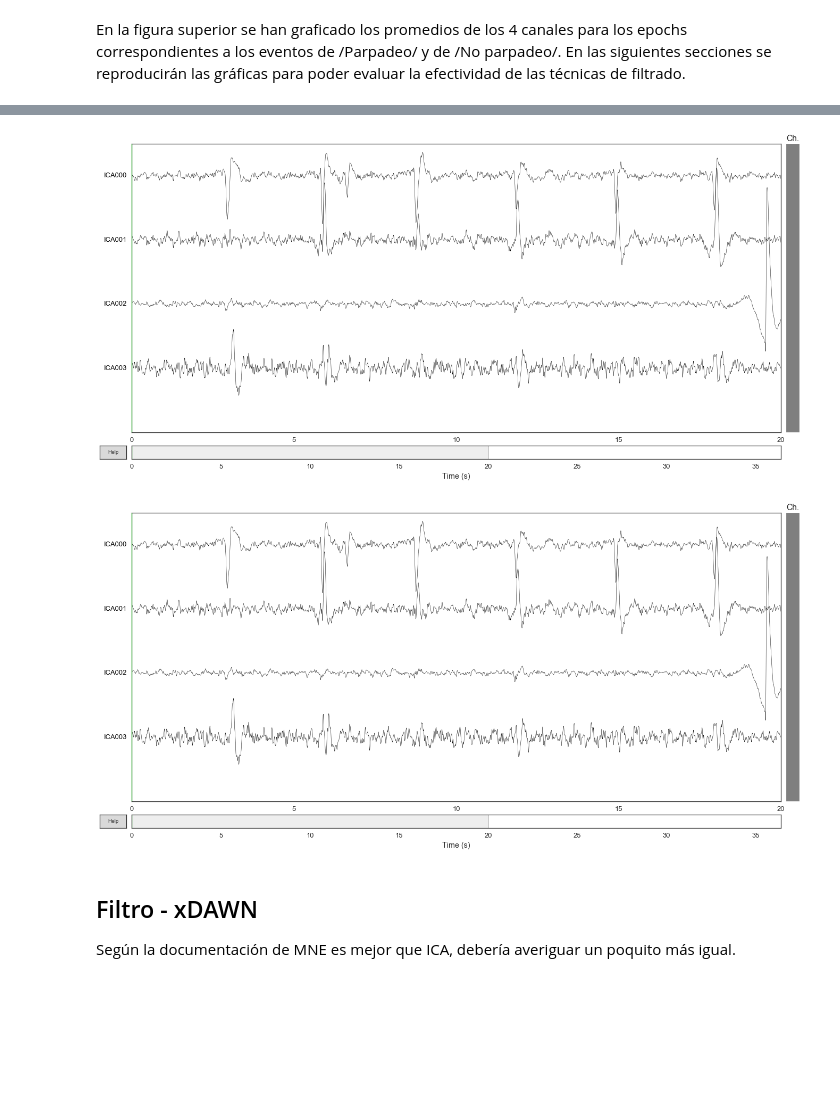
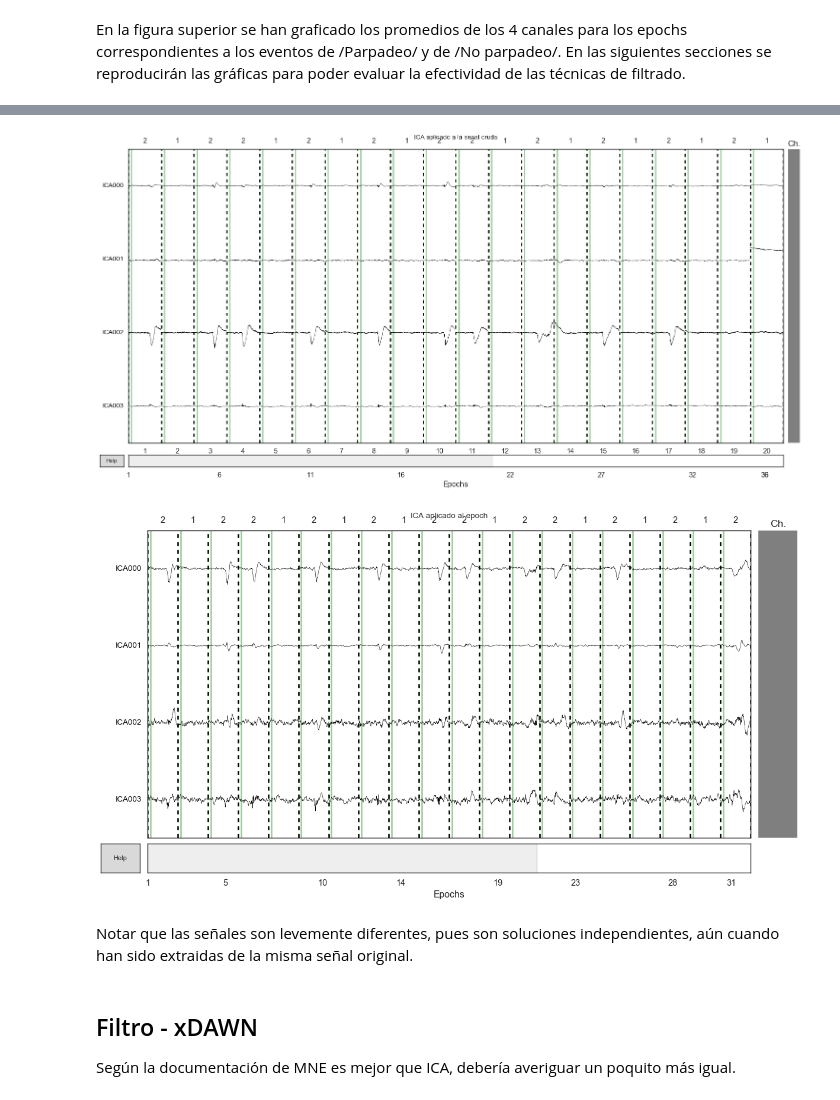
Before and after one commit to matiya/muse-signal-classifier, a Jupyter notebook: notebook/draft.ipynb, the cells around one changed output, grey strips where cells are left out. Cells and saved outputs as stored; diff of their text form; code cells hidden in the pictures; blank space fills up the shorter version.

```diff
--- a/notebook/draft.ipynb
+++ b/notebook/draft.ipynb
@@ -165,7 +153,15 @@ Donde la primera es combinación de una curva A menos una curva B, y la segunda
 # %%
 # FIXME: ICA is sensitive to low-frequency drifts and therefore requires the data to be high-pass filtered prior to fitting.
 from mne.preprocessing import ICA
-ica = ICA(method='fastica').fit(raw_train)
+# Aplico ICA a la señal cruda original
+ica_raw = ICA(method='fastica').fit(raw_train)
+epochs_ica_raw = Epochs(ica_raw.get_sources(raw_train), events=events, event_id=event_id,
+                      tmin=tmin, tmax=tmax, baseline=None, preload=True,
+                      verbose='ERROR', picks=[0,1,2,3])
+
+
+# Aplico ICA a los epochs previamente creados
+ica_epochs = ICA(method='fastica').fit(epochs_train)
 # %% [output]
 Fitting ICA to data using 4 channels.
 Please be patient, this may take some time
@@ -186,5 +174,10 @@ ica.plot_properties(epochs_train)
-# %%
-ica.plot_sources(raw_train)
-# %% [output]
-[figure, removed]
-[figure, removed]
+# %%
+%matplotlib inline
+# Plot estimated latent sources given the unmixing matrix.
+epochs_ica_raw.plot(show=True, scalings='auto', title='ICA aplicado a la senal cruda');
+ica_epochs.plot_sources(epochs_train, title='ICA aplicado al epoch');
+# %% [output]
+[figure, added]
+[figure, added]
+# %% [markdown]
+Notar que las señales son levemente diferentes, pues son soluciones independientes, aún cuando han sido extraidas de la misma señal original.
```
Also changed, not shown: parts of 26 cells of this notebook, 2 other files.
